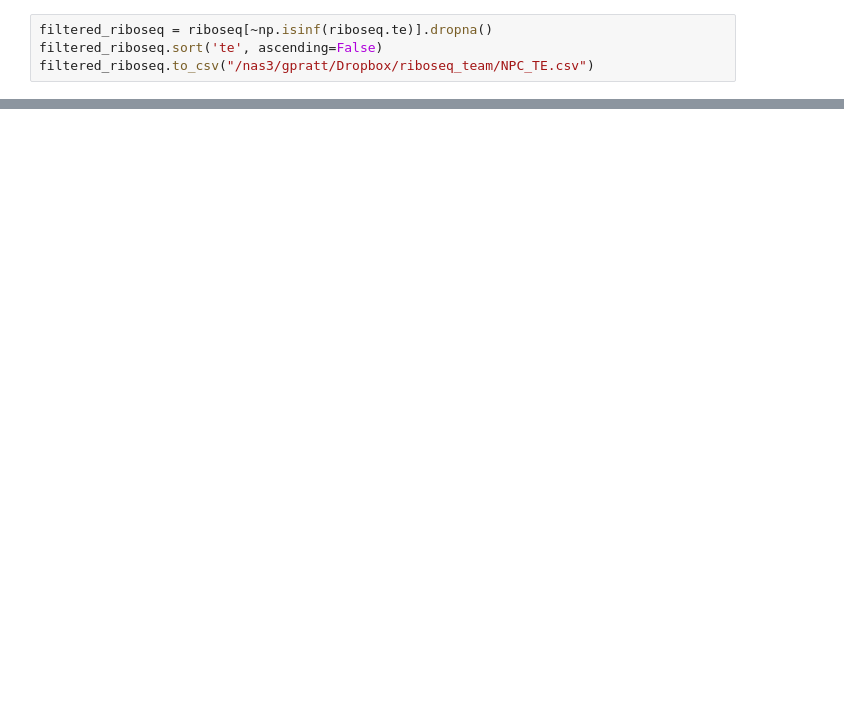
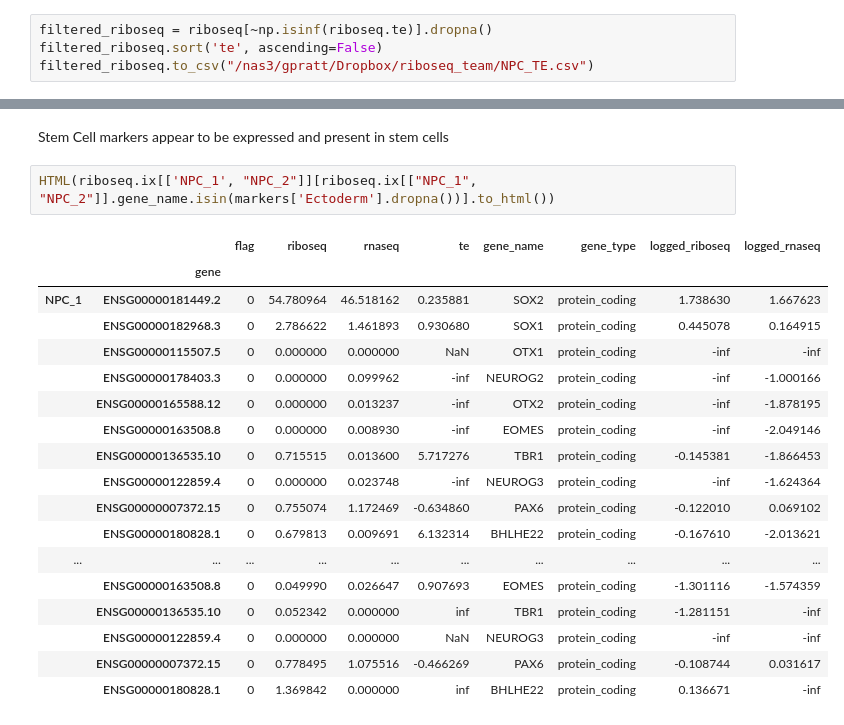
Before and after one commit to gpratt/iPython_Notebook, a Jupyter notebook: es_riboseq_translational_efficency.ipynb, the cells around one changed output, grey strips where cells are left out. Drawn from its saved outputs; the diff is of its cells as text; blank space fills up the shorter version.

```diff
--- a/es_riboseq_translational_efficency.ipynb
+++ b/es_riboseq_translational_efficency.ipynb
@@ -94,0 +156,23 @@ with Figure(os.path.join(img_dir, "rnaseq_vs_riboseq_heatmap.svg"), figsize=(6,6
+# %% [markdown]
+Stem Cell markers appear to be expressed and present in stem cells
+# %%
+HTML(riboseq.ix[['NPC_1', "NPC_2"]][riboseq.ix[["NPC_1", "NPC_2"]].gene_name.isin(markers['Ectoderm'].dropna())].to_html())
+# %% [output]
+|  |  | flag | riboseq | rnaseq | te | gene_name | gene_type | logged_riboseq | logged_rnaseq |
+|  | gene |  |  |  |  |  |  |  |  |
+| NPC_1 | ENSG00000181449.2 | 0 | 54.780964 | 46.518162 | 0.235881 | SOX2 | protein_coding | 1.738630 | 1.667623 |
+|  | ENSG00000182968.3 | 0 | 2.786622 | 1.461893 | 0.930680 | SOX1 | protein_coding | 0.445078 | 0.164915 |
+|  | ENSG00000115507.5 | 0 | 0.000000 | 0.000000 | NaN | OTX1 | protein_coding | -inf | -inf |
+|  | ENSG00000178403.3 | 0 | 0.000000 | 0.099962 | -inf | NEUROG2 | protein_coding | -inf | -1.000166 |
+|  | ENSG00000165588.12 | 0 | 0.000000 | 0.013237 | -inf | OTX2 | protein_coding | -inf | -1.878195 |
+|  | ENSG00000163508.8 | 0 | 0.000000 | 0.008930 | -inf | EOMES | protein_coding | -inf | -2.049146 |
+|  | ENSG00000136535.10 | 0 | 0.715515 | 0.013600 | 5.717276 | TBR1 | protein_coding | -0.145381 | -1.866453 |
+|  | ENSG00000122859.4 | 0 | 0.000000 | 0.023748 | -inf | NEUROG3 | protein_coding | -inf | -1.624364 |
+|  | ENSG00000007372.15 | 0 | 0.755074 | 1.172469 | -0.634860 | PAX6 | protein_coding | -0.122010 | 0.069102 |
+|  | ENSG00000180828.1 | 0 | 0.679813 | 0.009691 | 6.132314 | BHLHE22 | protein_coding | -0.167610 | -2.013621 |
+| ... | ... | ... | ... | ... | ... | ... | ... | ... | ... |
+|  | ENSG00000163508.8 | 0 | 0.049990 | 0.026647 | 0.907693 | EOMES | protein_coding | -1.301116 | -1.574359 |
+|  | ENSG00000136535.10 | 0 | 0.052342 | 0.000000 | inf | TBR1 | protein_coding | -1.281151 | -inf |
+|  | ENSG00000122859.4 | 0 | 0.000000 | 0.000000 | NaN | NEUROG3 | protein_coding | -inf | -inf |
+|  | ENSG00000007372.15 | 0 | 0.778495 | 1.075516 | -0.466269 | PAX6 | protein_coding | -0.108744 | 0.031617 |
+|  | ENSG00000180828.1 | 0 | 1.369842 | 0.000000 | inf | BHLHE22 | protein_coding | 0.136671 | -inf |
```
Also changed, not shown: parts of 28 cells of this notebook, 13 other files.
